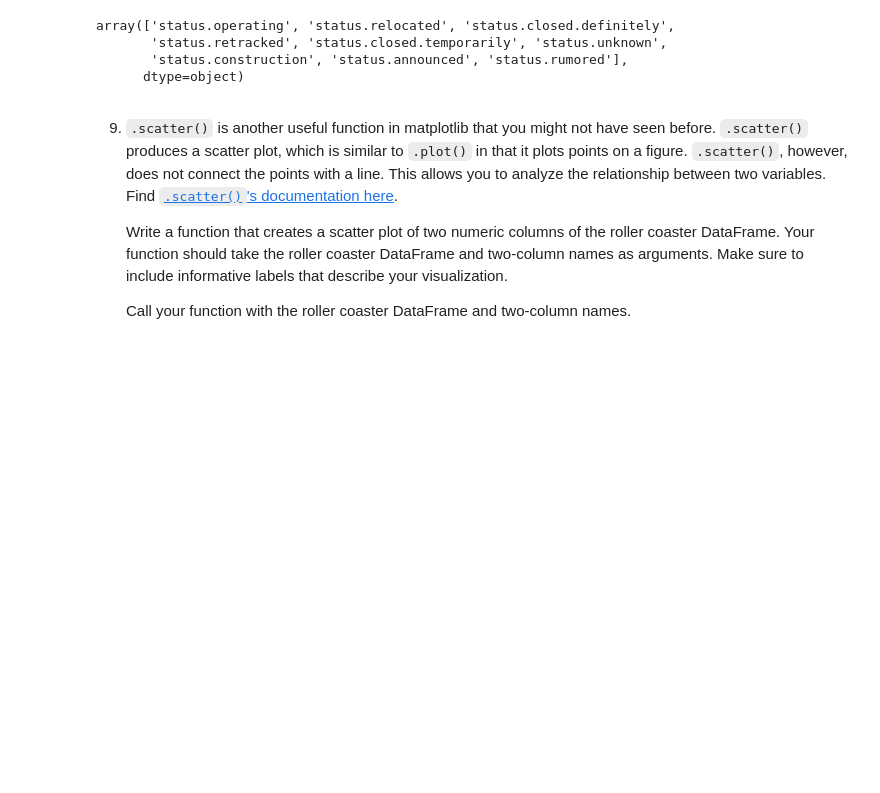
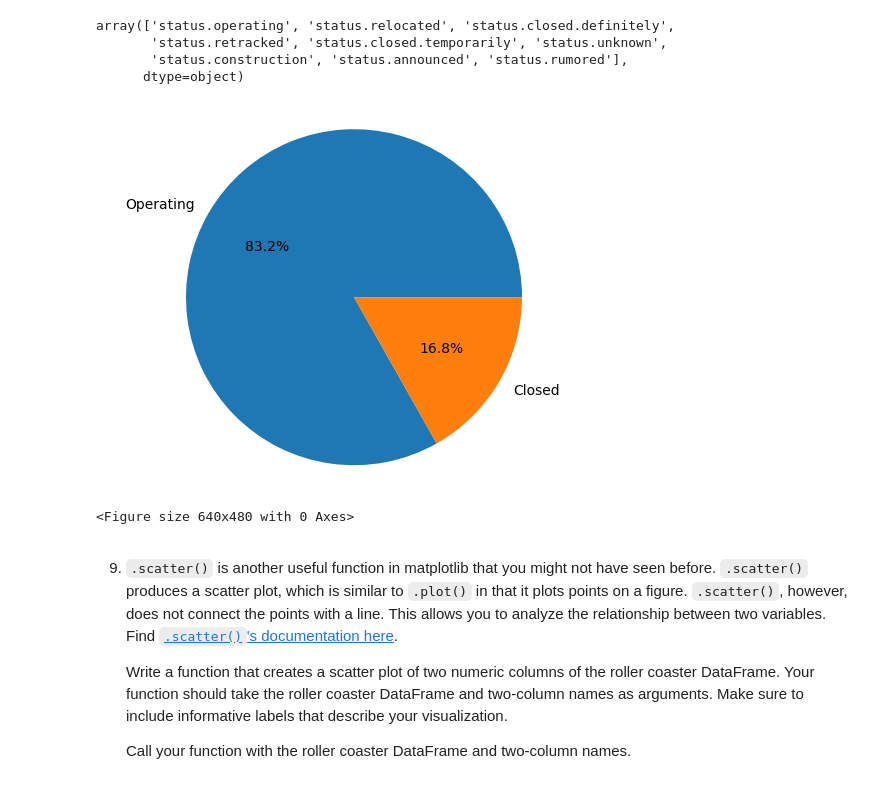
Before and after one commit to maximilianjun/roller-coaster-mini-project-3, a Jupyter notebook: Roller Coaster.ipynb, the cells around one changed output. Drawn from its saved outputs; the diff is of its cells as text; code cells hidden in the pictures; blank space fills up the shorter version.

Commit message:
Update roller-coasters-mini-project-3

```diff
--- a/Roller Coaster.ipynb
+++ b/Roller Coaster.ipynb
@@ -284,3 +278,34 @@ def plot_roller_coaster_status(coasters):
+# %%
+# 8
+# Create a function to plot a pie chart of status.operating
+def plot_roller_coaster_status(coasters):
+
+    # Filter
+    status_operating = coasters[coasters['status'] == 'status.operating']
+    status_closed = coasters[coasters['status'] == 'status.closed.definitely']
+
+    # Length
+    num_operating_roller_coasters = len(status_operating)
+    num_closed_roller_coasters = len(status_closed)
+
+    # List of counts
+    count_status = [num_operating_roller_coasters, num_closed_roller_coasters]
+
+    # Labels
+    status_labels = ['Operating', 'Closed']
+
+    # Plot pie
+    plt.pie(count_status, autopct='%0.1f%%', labels=status_labels)
+    plt.title('Operational vs Closed Roller Coasters')
+    plt.axis('equal')
+    plt.show()
+
+# Create pie chart of roller coasters
+plot_roller_coaster_status(coasters)
+plt.clf()
+# %% [output]
+[figure, added]
+<Figure size 640x480 with 0 Axes>
 # %% [markdown]
 9. `.scatter()` is another useful function in matplotlib that you might not have seen before. `.scatter()` produces a scatter plot, which is similar to `.plot()` in that it plots points on a figure. `.scatter()`, however, does not connect the points with a line. This allows you to analyze the relationship between two variables. Find [`.scatter()`'s documentation here](https://matplotlib.org/stable/api/_as_gen/matplotlib.pyplot.scatter.html).
 
```
Also changed, not shown: parts of 1 cell of this notebook.
